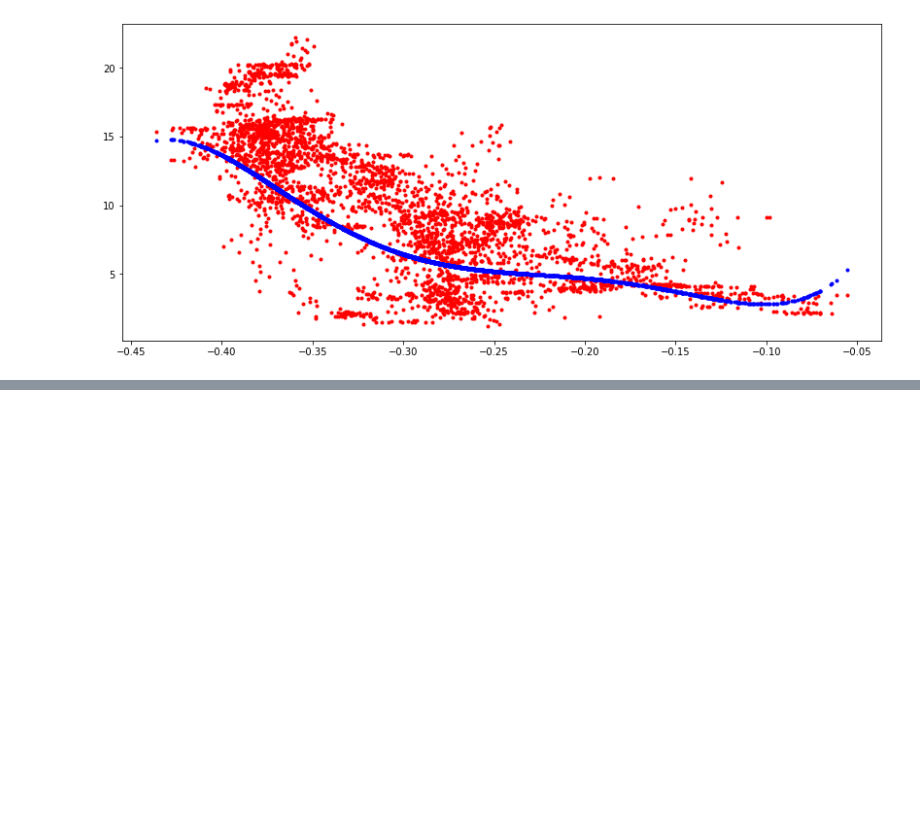
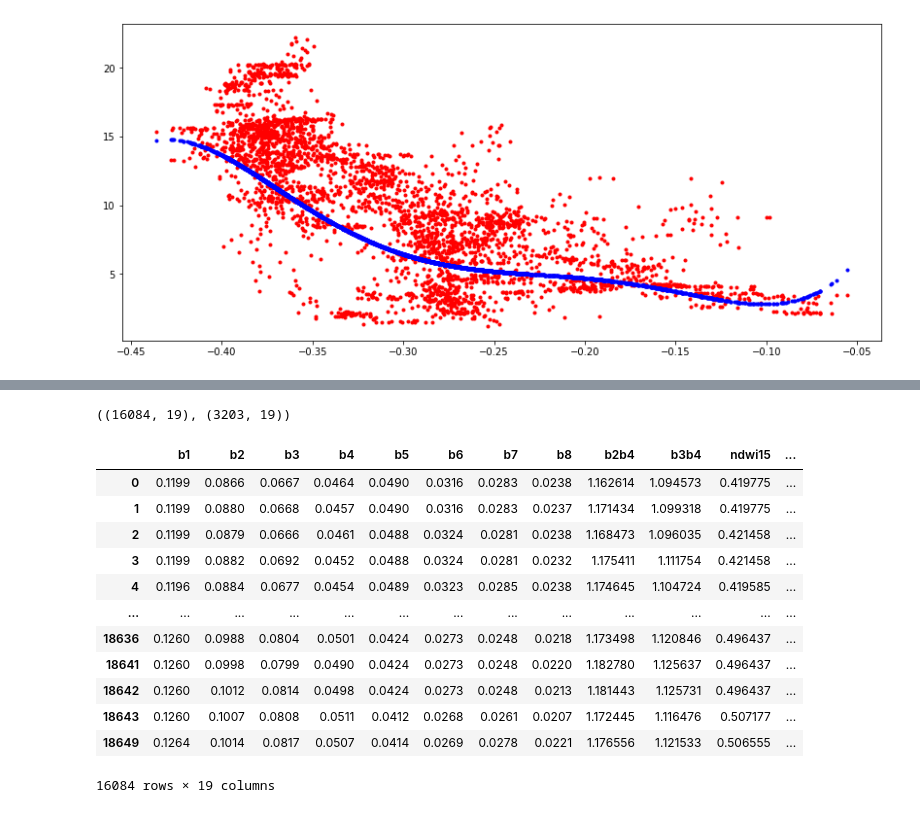
Before and after one commit to Ocean-Technologies/satellite_bathymetry, a Jupyter notebook: notebooks/model_baseline_Y_split.ipynb, the cells around one changed output, grey strips where cells are left out. Cells and saved outputs as stored; diff of their text form; code cells hidden in the pictures; blank space fills up the shorter version.

```diff
--- a/notebooks/model_baseline_Y_split.ipynb
+++ b/notebooks/model_baseline_Y_split.ipynb
@@ -121,0 +141,3 @@ rf = RandomForestRegressor(n_estimators=500)
+# %%
+df_features['cluster'] = kmeans.labels_
+df_features.head(3)
@@ -121,0 +149,14 @@ rf = RandomForestRegressor(n_estimators=500)
+# %%
+df_dist = pd.DataFrame(kmeans.transform(df_features.drop(['cluster', 'z'],axis=1)))
+df_dist.columns = ['norm_dist_to_0','norm_dist_to_1', 'norm_dist_to_2', 'norm_dist_to_3']
+df_dist['norm_dist_to_0'] = 1/df_dist['norm_dist_to_0']
+df_dist['norm_dist_to_1'] = 1/df_dist['norm_dist_to_1']
+df_dist['norm_dist_to_2'] = 1/df_dist['norm_dist_to_2']
+df_dist['norm_dist_to_3'] = 1/df_dist['norm_dist_to_3']
+df_dist['sum'] = df_dist.sum(axis=1)
+df_dist['norm_dist_to_0'] = df_dist['norm_dist_to_0']/df_dist['sum']
+df_dist['norm_dist_to_1'] = df_dist['norm_dist_to_1']/df_dist['sum']
+df_dist['norm_dist_to_2'] = df_dist['norm_dist_to_2']/df_dist['sum']
+df_dist['norm_dist_to_3'] = df_dist['norm_dist_to_3']/df_dist['sum']
+df_dist.drop(['sum'],axis=1,inplace=True)
+df_dist.head()
@@ -121,0 +170,3 @@ rf = RandomForestRegressor(n_estimators=500)
+# %%
+df_features = pd.concat([df_features, df_dist], axis=1)
+df_features.head(2)
@@ -121,0 +178,30 @@ rf = RandomForestRegressor(n_estimators=500)
+# %%
+th = 200
+var = 'y'
+X_train = df_features[df_features[var] >= th].drop(['x', 'y', 'z'], axis=1)
+#X_train = df[features[var] >= th][['ndwi53']]
+y_train = df_features[df_features[var] >= th].z
+
+X_val = df_features[df_features[var] < th].drop(['x', 'y', 'z'], axis=1)
+#X_val = df[features[var] < th][['ndwi53']]
+y_val = df_features[df_features[var] < th].z
+
+X_train.shape, X_val.shape
+# %% [output]
+((16084, 19), (3203, 19))
+# %%
+X_train
+# %% [output]
+|  | b1 | b2 | b3 | b4 | b5 | b6 | b7 | b8 | b2b4 | b3b4 | ndwi15 | ... |
+| 0 | 0.1199 | 0.0866 | 0.0667 | 0.0464 | 0.0490 | 0.0316 | 0.0283 | 0.0238 | 1.162614 | 1.094573 | 0.419775 | ... |
+| 1 | 0.1199 | 0.0880 | 0.0668 | 0.0457 | 0.0490 | 0.0316 | 0.0283 | 0.0237 | 1.171434 | 1.099318 | 0.419775 | ... |
+| 2 | 0.1199 | 0.0879 | 0.0666 | 0.0461 | 0.0488 | 0.0324 | 0.0281 | 0.0238 | 1.168473 | 1.096035 | 0.421458 | ... |
+| 3 | 0.1199 | 0.0882 | 0.0692 | 0.0452 | 0.0488 | 0.0324 | 0.0281 | 0.0232 | 1.175411 | 1.111754 | 0.421458 | ... |
+| 4 | 0.1196 | 0.0884 | 0.0677 | 0.0454 | 0.0489 | 0.0323 | 0.0285 | 0.0238 | 1.174645 | 1.104724 | 0.419585 | ... |
+| ... | ... | ... | ... | ... | ... | ... | ... | ... | ... | ... | ... | ... |
+| 18636 | 0.1260 | 0.0988 | 0.0804 | 0.0501 | 0.0424 | 0.0273 | 0.0248 | 0.0218 | 1.173498 | 1.120846 | 0.496437 | ... |
+| 18641 | 0.1260 | 0.0998 | 0.0799 | 0.0490 | 0.0424 | 0.0273 | 0.0248 | 0.0220 | 1.182780 | 1.125637 | 0.496437 | ... |
+| 18642 | 0.1260 | 0.1012 | 0.0814 | 0.0498 | 0.0424 | 0.0273 | 0.0248 | 0.0213 | 1.181443 | 1.125731 | 0.496437 | ... |
+| 18643 | 0.1260 | 0.1007 | 0.0808 | 0.0511 | 0.0412 | 0.0268 | 0.0261 | 0.0207 | 1.172445 | 1.116476 | 0.507177 | ... |
+| 18649 | 0.1264 | 0.1014 | 0.0817 | 0.0507 | 0.0414 | 0.0269 | 0.0278 | 0.0221 | 1.176556 | 1.121533 | 0.506555 | ... |
+16084 rows × 19 columns
```
Also changed, not shown: parts of 43 cells of this notebook, 1 other file.
